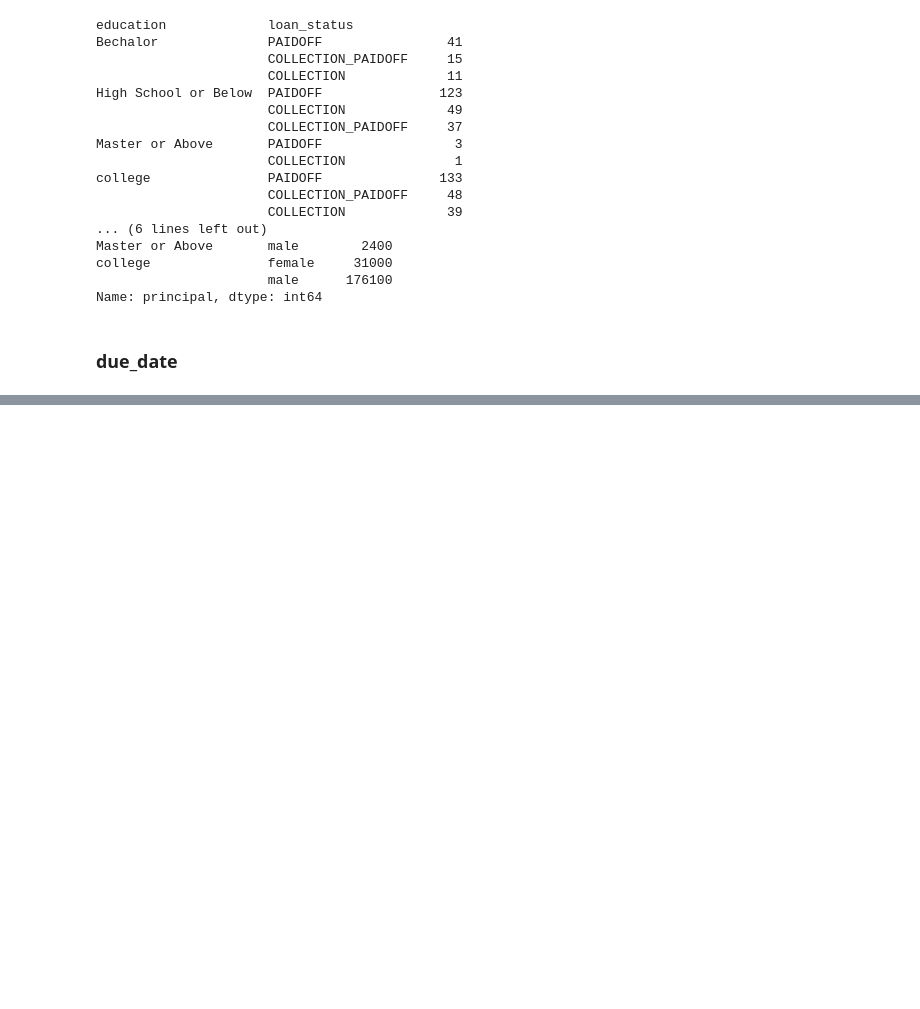
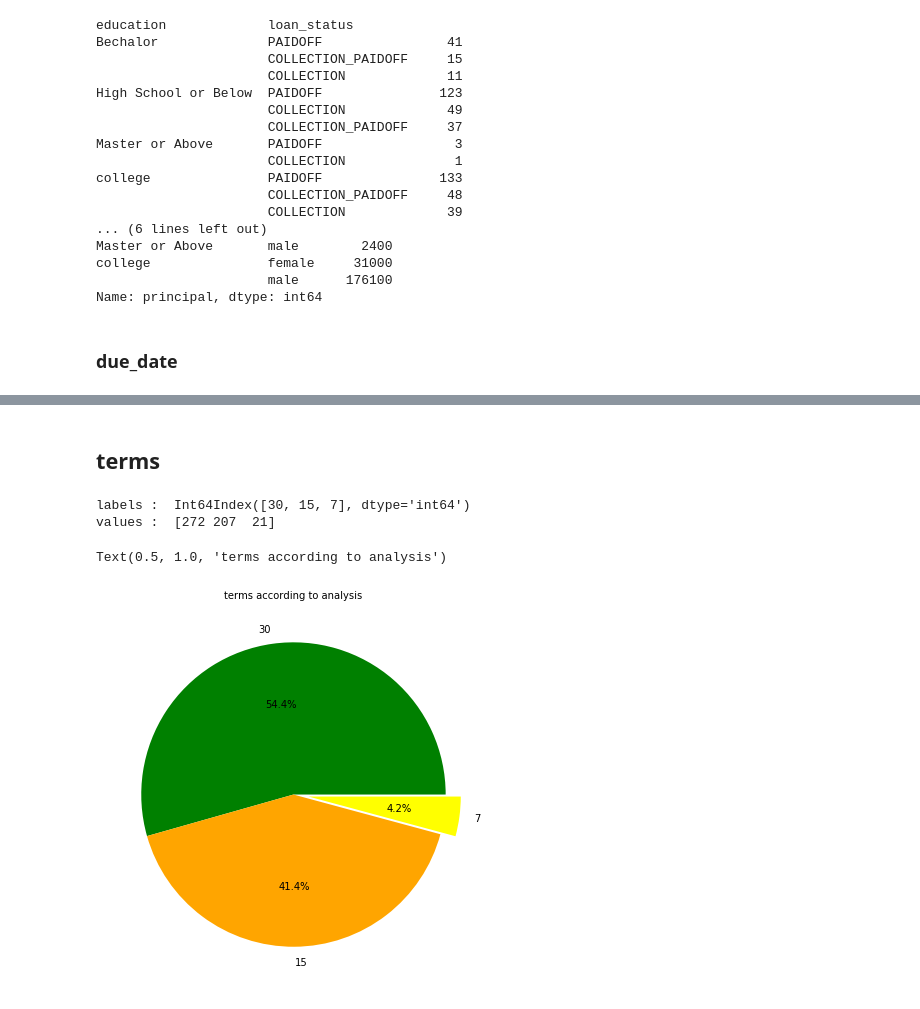
Before and after one commit to choisawyou/Kaggle, a Jupyter notebook: loan_data/loan_data.ipynb, the cells around one changed output, grey strips where cells are left out. Saved outputs shown, nothing was run; the diff lists cells and outputs as text; code cells hidden in the pictures; blank space fills up the shorter version.

```diff
--- a/loan_data/loan_data.ipynb
+++ b/loan_data/loan_data.ipynb
@@ -569,0 +771,3 @@ Name: principal, dtype: int64
+# %%
+le = LabelEncoder()
+data['principal'] = le.fit(data['principal'])
@@ -569,0 +805,23 @@ Name: principal, dtype: int64
+# %% [markdown]
+## terms
+# %%
+labels = data['terms'].value_counts().index
+print("labels : ",labels)
+colors = ['green','orange','yellow']
+
+explode=[0,0,0.1]
+values = data['terms'].value_counts().values
+print("values : ",values)
+
+
+# 시각화
+
+plt.figure(figsize=(7,7))
+plt.pie(values,explode=explode,labels=labels,colors = colors,autopct='%1.1f%%')
+
+plt.title('terms according to analysis',fontsize=10)
+# %% [output]
+labels :  Int64Index([30, 15, 7], dtype='int64')
+values :  [272 207  21]
+Text(0.5, 1.0, 'terms according to analysis')
+[figure, added]
```
Also changed, not shown: parts of 37 cells of this notebook.
